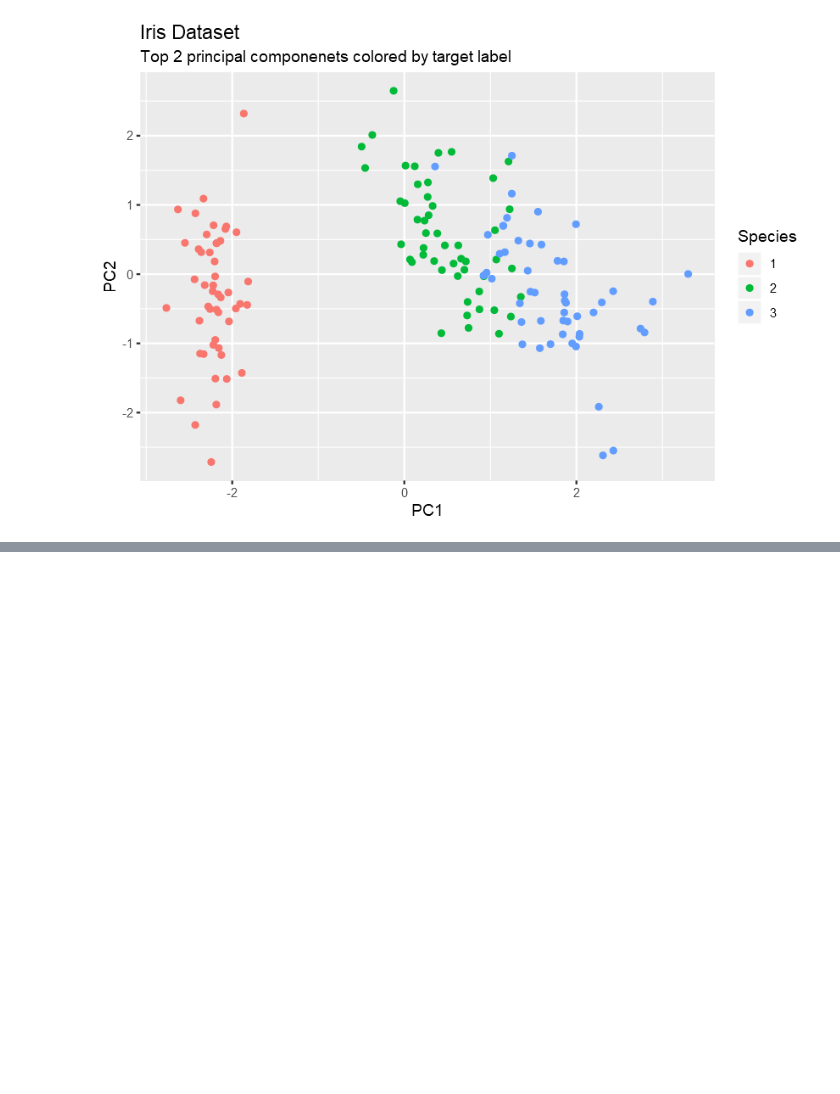
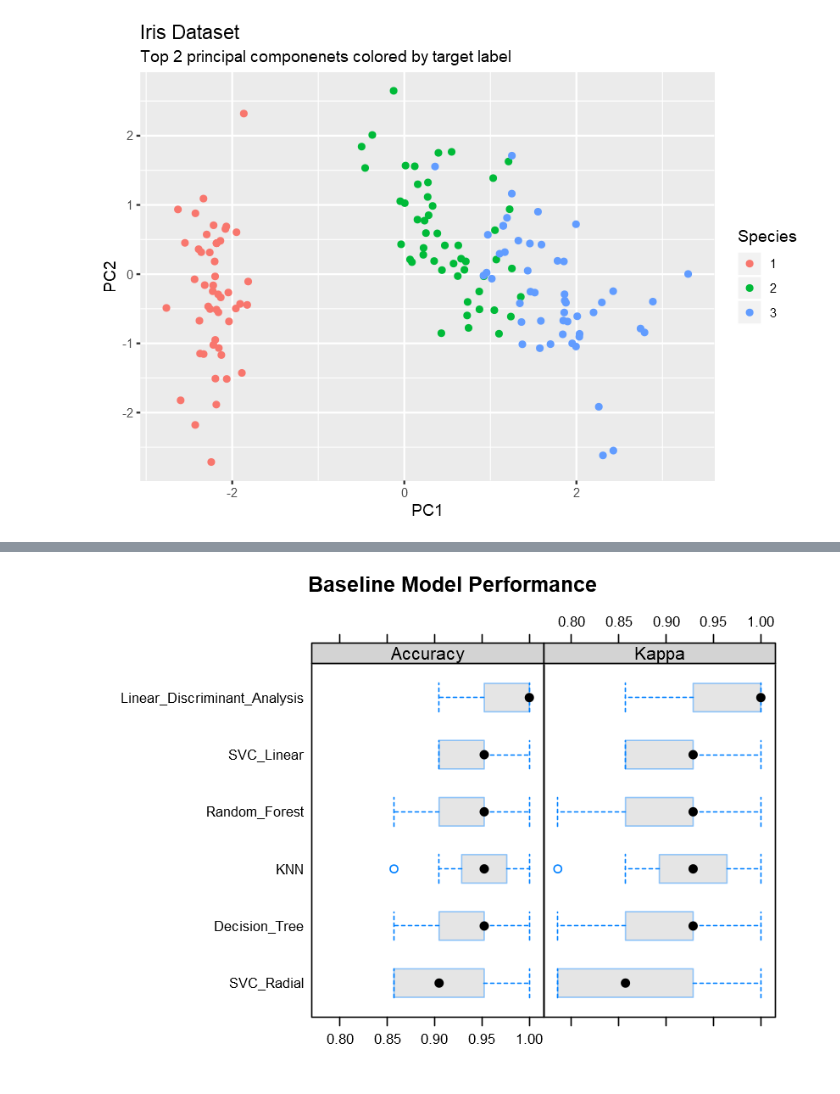
Before and after one commit to natewhit44/kaggle-ml-exploration, a Jupyter notebook: Supervised/Iris_Classification.ipynb, the cells around one changed output, grey strips where cells are left out. Saved outputs shown, nothing was run; the diff lists cells and outputs as text; code cells hidden in the pictures; blank space fills up the shorter version.

Commit message:
Initial supervised workflow with lead in exploratory techniques and hyperparameter tuning

```diff
--- a/Supervised/Iris_Classification.ipynb
+++ b/Supervised/Iris_Classification.ipynb
@@ -55,0 +88,6 @@ ggplot(pca_target,aes(x=PC1,y=PC2,color=as.factor(SPECIES))) +
+# %%
+# Split training and validation
+set.seed(7)
+validation_idx <- createDataPartition(raw_data$species,p=0.70,list=FALSE)
+train <- raw_data[validation_idx,]
+validation <- raw_data[-validation_idx,]
@@ -55,0 +152,16 @@ ggplot(pca_target,aes(x=PC1,y=PC2,color=as.factor(SPECIES))) +
+# %%
+# Collect cross-validation results
+initial_results <- resamples(list(Decision_Tree=initial_models[[1]],
+                                  Random_Forest=initial_models[[2]],
+                                  Linear_Discriminant_Analysis=initial_models[[3]],
+                                  SVC_Linear=initial_models[[4]],
+                                  KNN=initial_models[[5]],
+                                  SVC_Radial=initial_models[[6]]))
+
+# Model CV performance
+bwplot(initial_results, labels=names(initial_results),
+       horizontal=TRUE,
+       par.settings=list(box.rectangle=list(fill="grey", alpha=0.4), strip.background=list(col="lightgrey")),
+       main='Baseline Model Performance')
+# %% [output]
+[figure, added]
```
Also changed, not shown: parts of 12 cells of this notebook.
